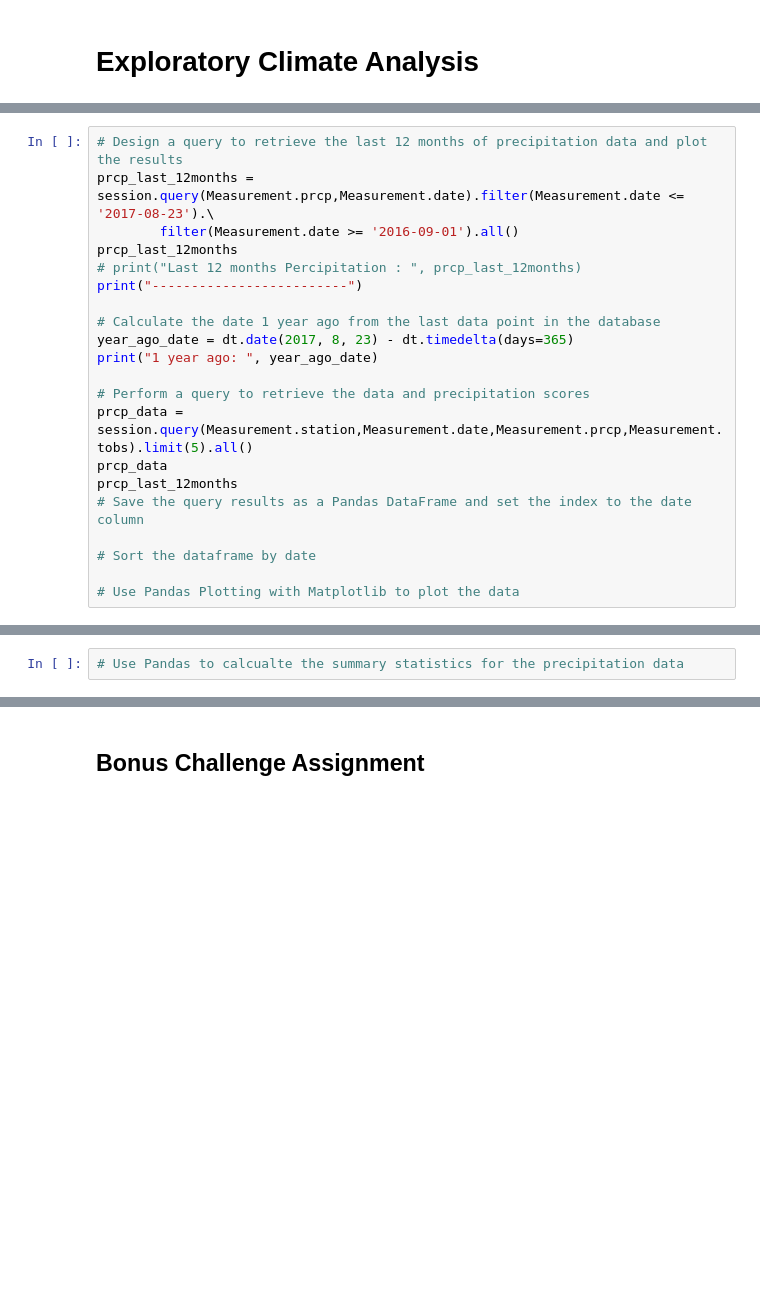
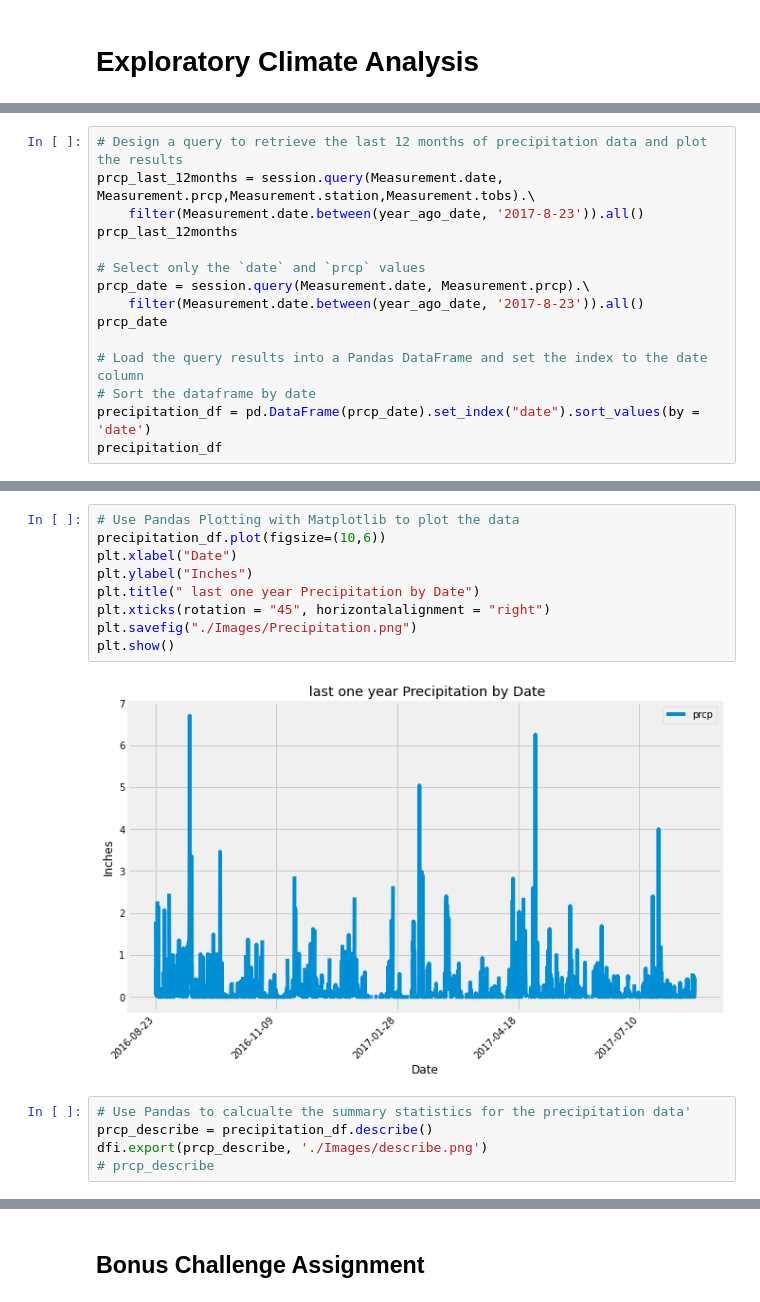
Before and after one commit to SaradhaRam/sqlalchemy-challenge, a Jupyter notebook: climate_starter.ipynb, the cells around one changed output, grey strips where cells are left out. Cells and saved outputs as stored; diff of their text form; blank space fills up the shorter version.

```diff
--- a/climate_starter.ipynb
+++ b/climate_starter.ipynb
@@ -90,21 +107,15 @@ session = Session(engine)
 # %%
 # Design a query to retrieve the last 12 months of precipitation data and plot the results
-prcp_last_12months = session.query(Measurement.prcp,Measurement.date).filter(Measurement.date <= '2017-08-23').\
-        filter(Measurement.date >= '2016-09-01').all()
+prcp_last_12months = session.query(Measurement.date, Measurement.prcp,Measurement.station,Measurement.tobs).\
+    filter(Measurement.date.between(year_ago_date, '2017-8-23')).all()
 prcp_last_12months
-# print("Last 12 months Percipitation : ", prcp_last_12months)
-print("-------------------------")
 
-# Calculate the date 1 year ago from the last data point in the database
-year_ago_date = dt.date(2017, 8, 23) - dt.timedelta(days=365)
-print("1 year ago: ", year_ago_date)
+# Select only the `date` and `prcp` values
+prcp_date = session.query(Measurement.date, Measurement.prcp).\
+    filter(Measurement.date.between(year_ago_date, '2017-8-23')).all()
+prcp_date
 
-# Perform a query to retrieve the data and precipitation scores
-prcp_data = session.query(Measurement.station,Measurement.date,Measurement.prcp,Measurement.tobs).limit(5).all()
-prcp_data
-prcp_last_12months
-# Save the query results as a Pandas DataFrame and set the index to the date column
-
+# Load the query results into a Pandas DataFrame and set the index to the date column
 # Sort the dataframe by date
-
-# Use Pandas Plotting with Matplotlib to plot the data
+precipitation_df = pd.DataFrame(prcp_date).set_index("date").sort_values(by = 'date')
+precipitation_df
@@ -111,2 +137,16 @@ prcp_last_12months
+# %%
+# Use Pandas Plotting with Matplotlib to plot the data
+precipitation_df.plot(figsize=(10,6))
+plt.xlabel("Date")
+plt.ylabel("Inches")
+plt.title(" last one year Precipitation by Date")
+plt.xticks(rotation = "45", horizontalalignment = "right")
+plt.savefig("./Images/Precipitation.png")
+plt.show()
+# %% [output]
+[figure, added]
 # %%
-# Use Pandas to calcualte the summary statistics for the precipitation data
+# Use Pandas to calcualte the summary statistics for the precipitation data'
+prcp_describe = precipitation_df.describe()
+dfi.export(prcp_describe, './Images/describe.png')
+# prcp_describe
```
Also changed, not shown: parts of 12 cells of this notebook, 4 other files.
